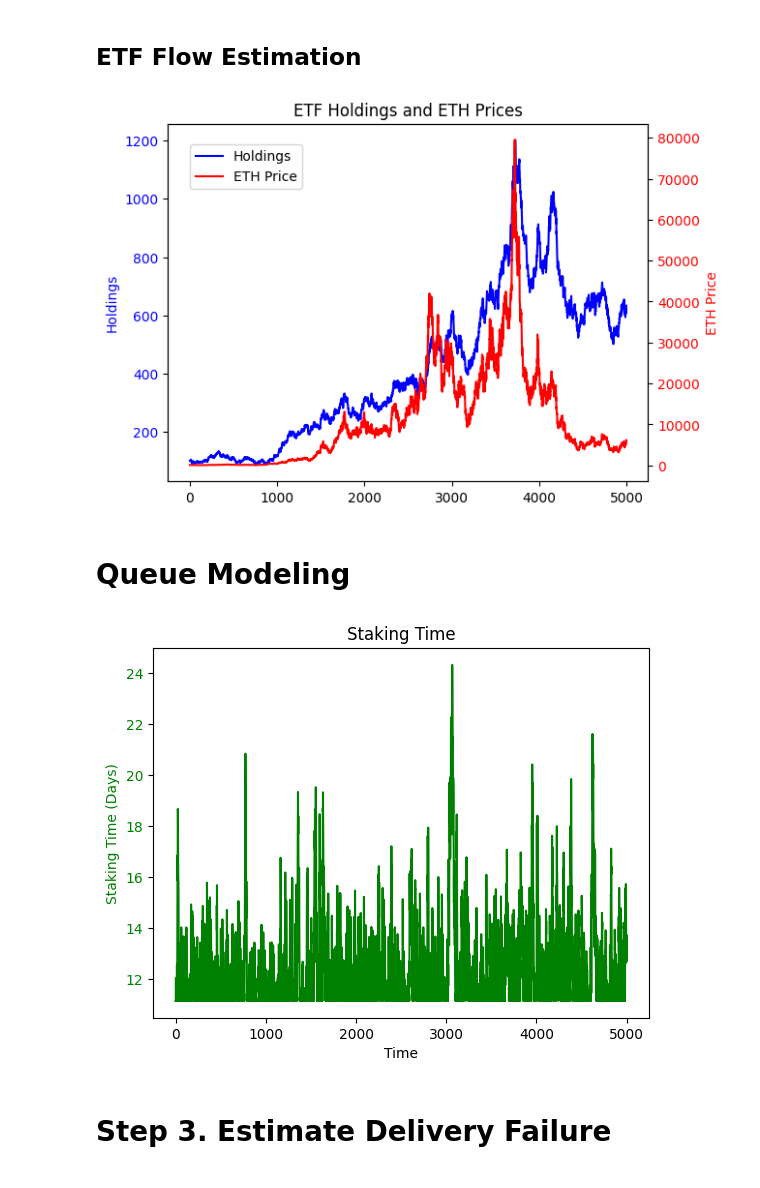
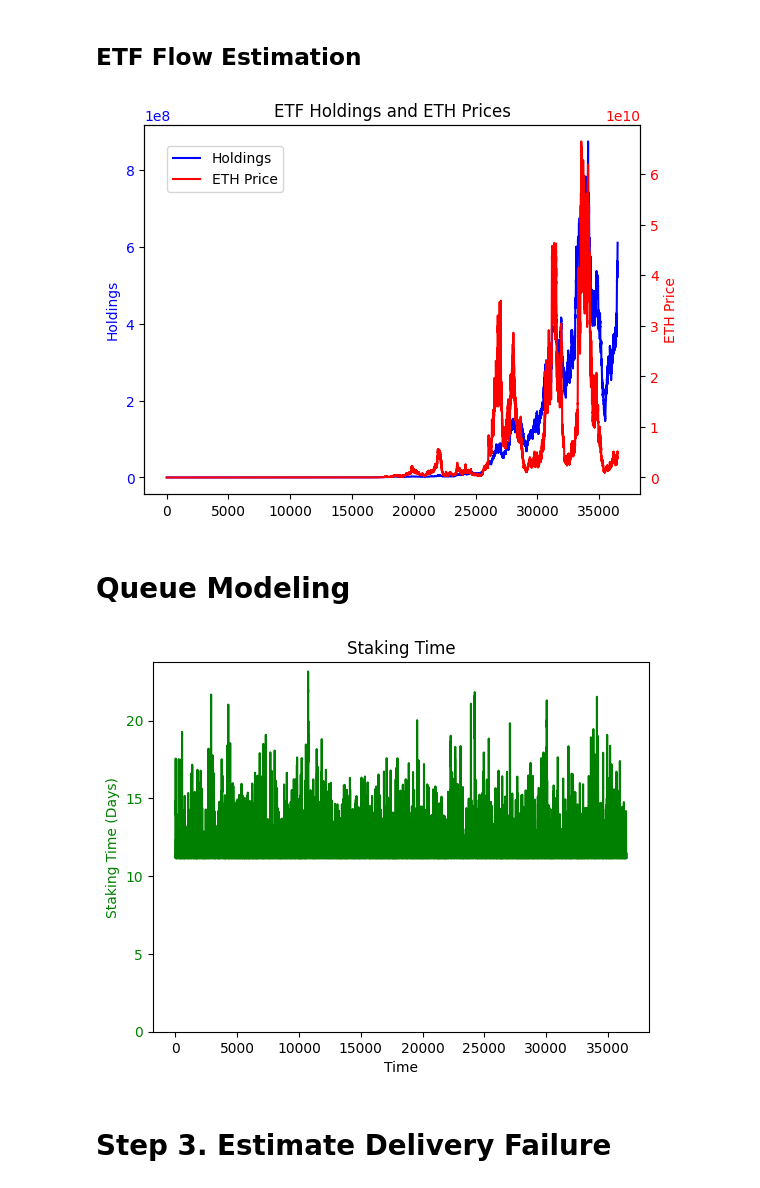
Before and after one commit to coinbase-policy/ETH-ETP-Staking-Buffer, a Jupyter notebook: ETH_Redemption_Stress_Test.ipynb, the cells around one changed output. Cells and saved outputs as stored; diff of their text form; code cells hidden in the pictures.

```diff
--- a/ETH_Redemption_Stress_Test.ipynb
+++ b/ETH_Redemption_Stress_Test.ipynb
@@ -41,7 +41,7 @@ Successfully installed copulas-0.12.1
 np.random.seed(42)
 
 # number of draws to simluate flow and redemptions
-ndraws = 5000
+ndraws = 100*365
 
 # Impulse Response (in opposite direction, from oldest to newest response)
 # This is how flow_change responds to lags of Asset Returns (starting from lag6 to lag1 and lag0)
@@ -95,34 +95,34 @@ for i in range(impulse_length, ndraws):
 
 holdings_amount_pct_change = [holdings_amount[i]/holdings_amount[i-1]  - 1 for i in range(1, len(holdings_amount))]
 
 
 # Finally, I plot ETH price and ETF Holdings.
 
 # Create a figure and axes
 fig, ax1 = plt.subplots()
 
 # Plot holdings amount on the primary y-axis (ax1)
 ax1.plot(holdings_amount, color='blue', label='Holdings')
 ax1.set_ylabel('Holdings', color='blue')
 ax1.tick_params('y', labelcolor='blue')
 
 # Create a secondary y-axis (ax2) for ETH returns
 ax2 = ax1.twinx()
 ax2.plot(100 + 100*((1+eth_returns).cumprod()-1), color='red', label='ETH Price')
 ax2.set_ylabel('ETH Price', color='red')
 ax2.tick_params('y', labelcolor='red')
 
 # Add a legend
 fig.legend(loc='upper left', bbox_to_anchor=(0.15, 0.85))
 
 # Set the title and x-axis label
 plt.title('ETF Holdings and ETH Prices')
 plt.xlabel('Time')  # Adjust if you have a specific time variable
 
 # Display the plot
 plt.show()
 # %% [output]
-[figure, old version]
+[figure, new version]
 # %% [markdown]
 # Queue Modeling
 # %%
@@ -133,7 +133,7 @@ plt.show()
 # This is exit request time (5 epoch = 32 minutes), plus 256 epochs (27.3 hours),
 # plus exit time plus withdrawal sweeping.
 # I model exit queue time as normally distributed, with a high negative correlation with
-# ETP holding changes. Exit time is modeled so that a 100% ETP withdrawal would take 40days (9)with AUM of $10B).
+# ETP holding changes. Exit time is modeled so that a 100% ETP withdrawal would take 113days with AUM of $25B).
 # Before pectra, sweep times are abotu 10 days. this is the max time to get swept.
 # This number would go down (maybe 30% or more) after pectra.
 # staking time is a brownian motion, with a minimum of maxdays + 32 min +27h.
@@ -144,7 +144,7 @@ maxdays = 10
 #Need to model exit queue times.
 
 # exit_time is the exit time queue
-exit_time = np.maximum(0,-40*np.array(holdings_amount_pct_change) + np.random.normal(loc = 0.1, scale = 1.5, size = ndraws-1))
+exit_time =  -113*np.array(holdings_amount_pct_change) + np.random.normal(loc = 0.1, scale = 0.1, size = ndraws-1)
 
 staking_time =[exit_time[0]]
 for i in range(1, len(exit_time)):
@@ -165,11 +165,11 @@ ax1.tick_params('y', labelcolor='green')
 # Set the title and x-axis label
 plt.title('Staking Time')
 plt.xlabel('Time')
-
+plt.ylim(0)
 # Display the plot
 plt.show()
 # %% [output]
-[figure, old version]
+[figure, new version]
 # %% [markdown]
 # Step 3. Estimate Delivery Failure
 # %%
```
Also changed, not shown: parts of 2 cells of this notebook, 1 other file.
